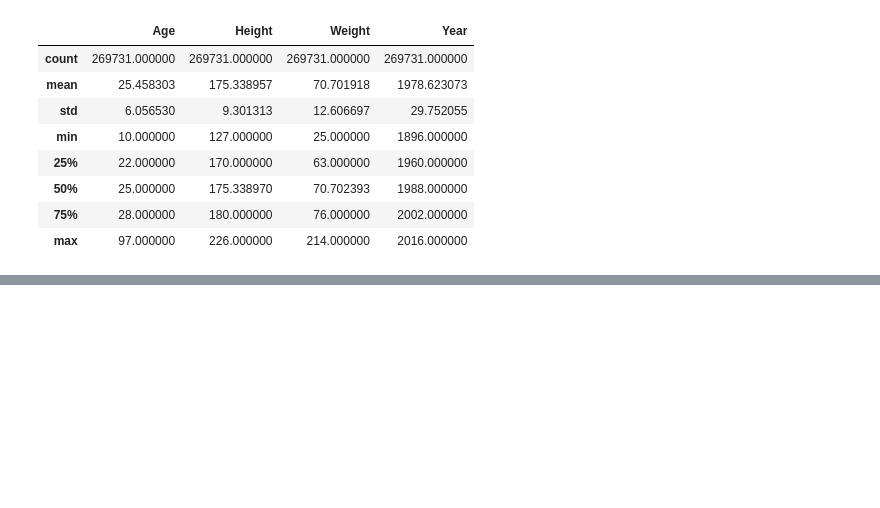
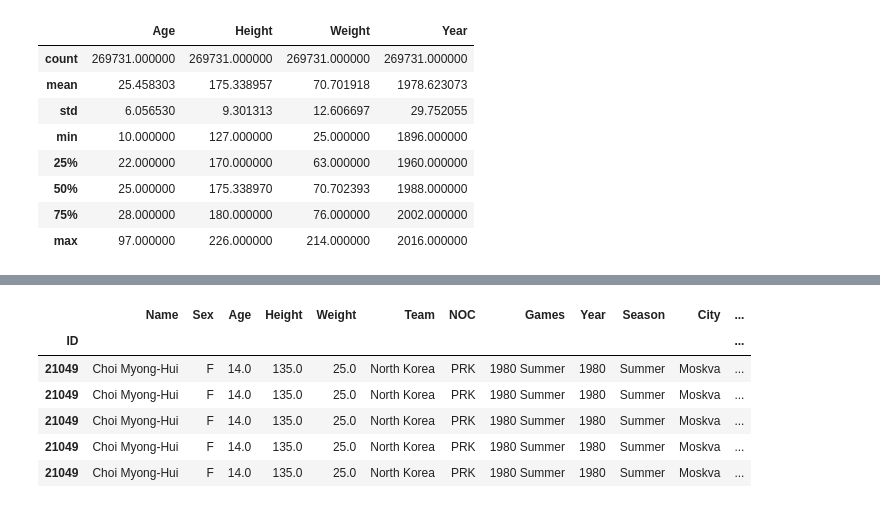
Before and after one commit to ShaD971/Python_Data_Analyst, a Jupyter notebook: Panda_Perso.ipynb, the cells around one changed output, grey strips where cells are left out. Cells and saved outputs as stored; diff of their text form; code cells hidden in the pictures; blank space fills up the shorter version.

```diff
--- a/Panda_Perso.ipynb
+++ b/Panda_Perso.ipynb
@@ -724,0 +737,10 @@ donnees.describe()
+# %%
+donnees.sort_values("Weight",axis=0,na_position="last").head()#trie la colonnes
+# %% [output]
+|  | Name | Sex | Age | Height | Weight | Team | NOC | Games | Year | Season | City | ... |
+| ID |  |  |  |  |  |  |  |  |  |  |  | ... |
+| 21049 | Choi Myong-Hui | F | 14.0 | 135.0 | 25.0 | North Korea | PRK | 1980 Summer | 1980 | Summer | Moskva | ... |
+| 21049 | Choi Myong-Hui | F | 14.0 | 135.0 | 25.0 | North Korea | PRK | 1980 Summer | 1980 | Summer | Moskva | ... |
+| 21049 | Choi Myong-Hui | F | 14.0 | 135.0 | 25.0 | North Korea | PRK | 1980 Summer | 1980 | Summer | Moskva | ... |
+| 21049 | Choi Myong-Hui | F | 14.0 | 135.0 | 25.0 | North Korea | PRK | 1980 Summer | 1980 | Summer | Moskva | ... |
+| 21049 | Choi Myong-Hui | F | 14.0 | 135.0 | 25.0 | North Korea | PRK | 1980 Summer | 1980 | Summer | Moskva | ... |
```
Also changed, not shown: parts of 2 cells of this notebook.
